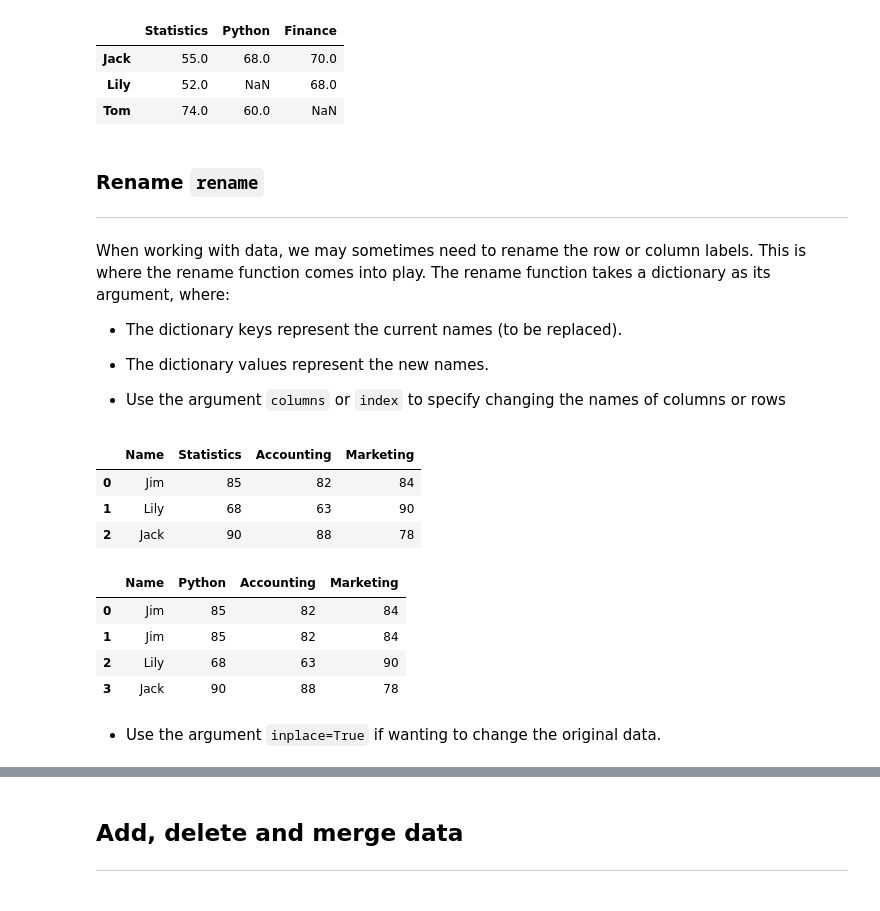
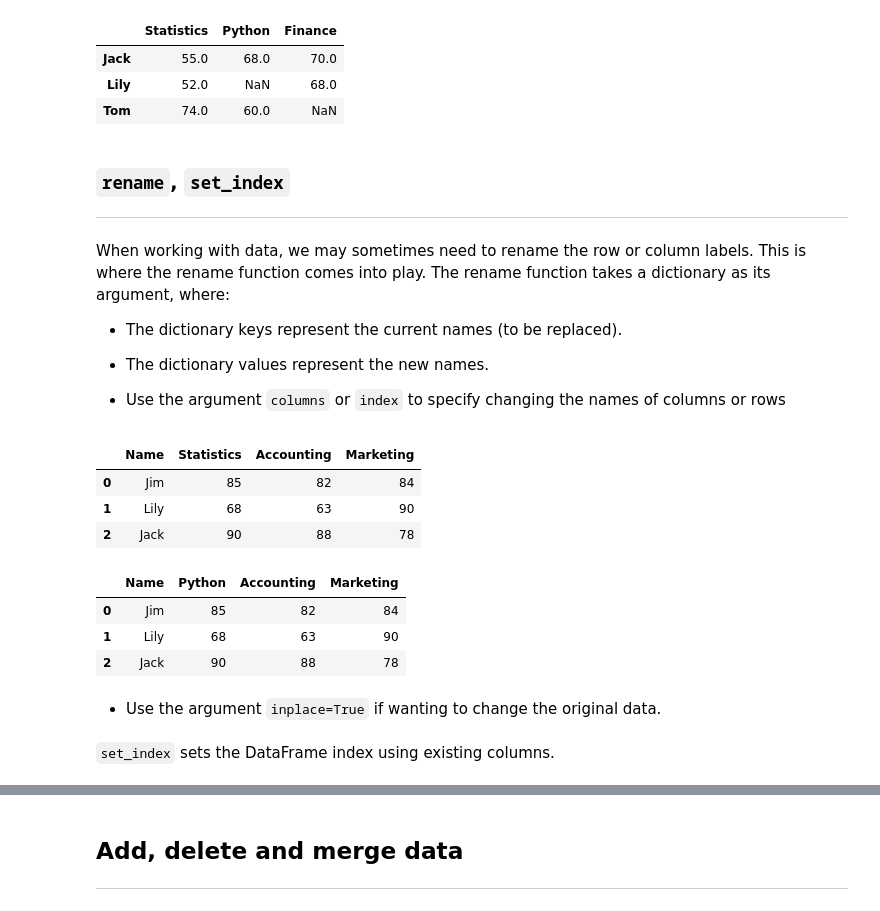
Before and after one commit to RobinChen121/book-Python-Data-Science-en, a Jupyter notebook: data-science/_build/jupyter_execute/introduction-to-pandas.ipynb, the cells around one changed output, grey strips where cells are left out. Cells and saved outputs as stored; diff of their text form; code cells hidden in the pictures.

```diff
--- a/data-science/_build/jupyter_execute/introduction-to-pandas.ipynb
+++ b/data-science/_build/jupyter_execute/introduction-to-pandas.ipynb
@@ -714,7 +722,7 @@ df.dropna(how="all")
 | Lily | 52.0 | NaN | 68.0 |
 | Tom | 74.0 | 60.0 | NaN |
 # %% [markdown]
-### Rename ``rename``
+### ``rename``, ``set_index``
 <hr>
 
 When working with data, we may sometimes need to rename the row or column labels. This is where the rename function comes into play. The rename function takes a dictionary as its argument, where:
@@ -737,12 +745,14 @@ df
 | 1 | Lily | 68 | 63 | 90 |
 | 2 | Jack | 90 | 88 | 78 |
 # %%
-df.rename(columns={"Statistics": "Python", "Accouting": "Finance"})  # rename two column labels
+df.rename(columns={"Statistics": "Python", "Accouting": "Finance"}, inplace=True)  # rename two column labels
+df
 # %% [output]
 |  | Name | Python | Accounting | Marketing |
 | 0 | Jim | 85 | 82 | 84 |
-| 1 | Jim | 85 | 82 | 84 |
-| 2 | Lily | 68 | 63 | 90 |
-| 3 | Jack | 90 | 88 | 78 |
+| 1 | Lily | 68 | 63 | 90 |
+| 2 | Jack | 90 | 88 | 78 |
 # %% [markdown]
 - Use the argument ``inplace=True`` if wanting to change the original data.
+# %% [markdown]
+`set_index` sets the DataFrame index using existing columns.
```
Also changed, not shown: parts of 31 cells of this notebook, 42 other files.
